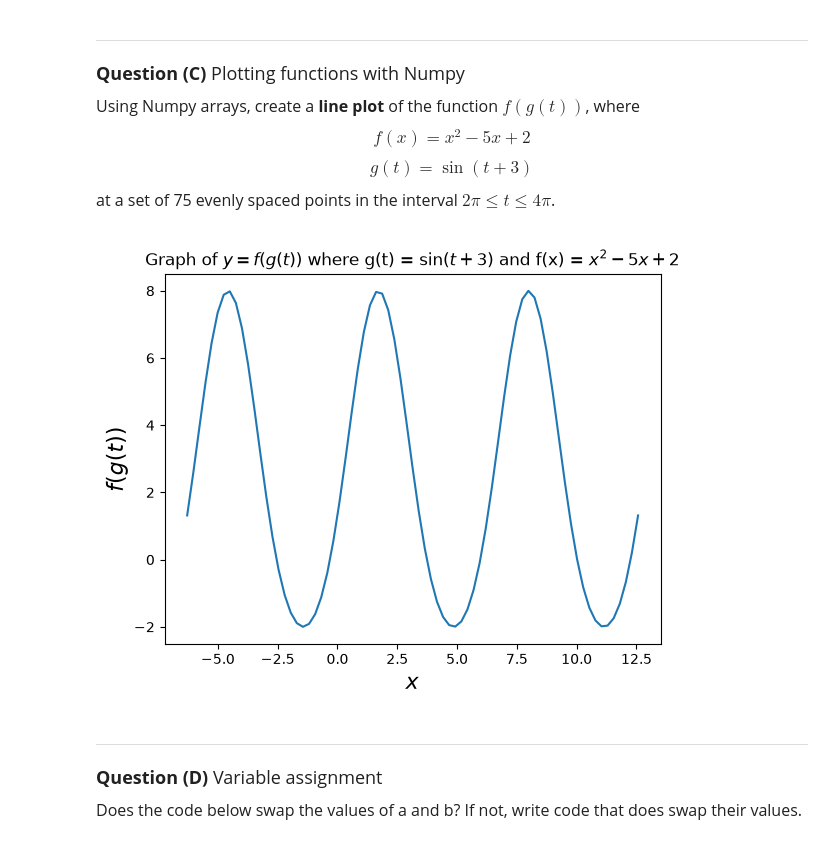
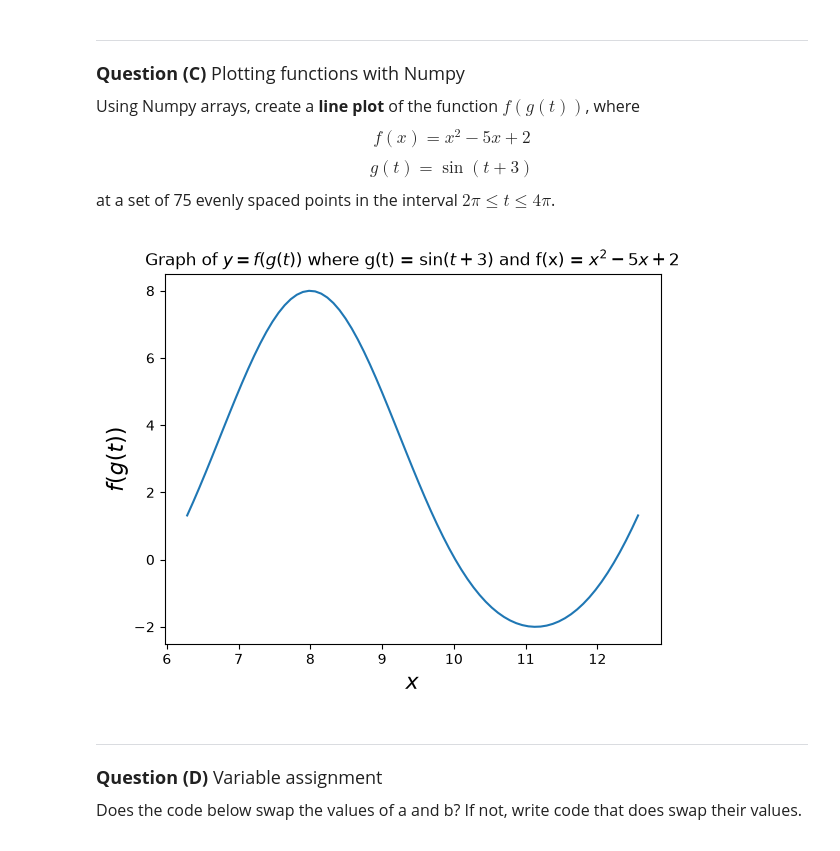
Before and after one commit to adamkeos/datasci151fall2026, a Jupyter notebook: practice_quiz/practice_quiz.ipynb, the cells around one changed output. Cells and saved outputs as stored; diff of their text form; code cells hidden in the pictures.

```diff
--- a/practice_quiz/practice_quiz.ipynb
+++ b/practice_quiz/practice_quiz.ipynb
@@ -129,27 +129,17 @@ at a set of 75 evenly spaced points in the interval $2\pi \leq t \leq 4\pi$.
 # %%
 # your code here
 import numpy as np
-x_vals = np.linspace(-2*np.pi, 4*np.pi, 75)
+x_vals = np.linspace(2*np.pi, 4*np.pi, 75)
 gx = np.sin(x_vals + 3)
 fofg = gx**2 - 5*gx + 2
 
 pt.plot(x_vals,fofg)
 pt.xlabel("$x$", fontsize = 16)
 pt.ylabel("$f(g(t))$", fontsize = 16)
 pt.title("Graph of $y = f(g(t))$ where g(t) = $\\sin(t+3)$ and f(x) = ${x^2 -5x+2}$", fontsize = 12)
 pt.show()
-
-#import matplotlib.pyplot as plt
-#x_vals = np.linspace(-3, 3, 75)
-#y_vals = 1/(np.sqrt(2*np.pi)) * np.exp(-x_vals**2)
-
-#plt.plot(x_vals, y_vals)
-#plt.xlabel("$x$", fontsize = 16)
-#plt.ylabel("$y$", fontsize = 16)
-#plt.title("Graph of $y = \\frac{1}{\\sqrt{2*pi}}e^{-x^2}$", fontsize = 12)
-#plt.show()
 # %% [output]
-[figure, old version]
+[figure, new version]
 # %% [markdown]
 _______________________________
 <font size = "4">
```
